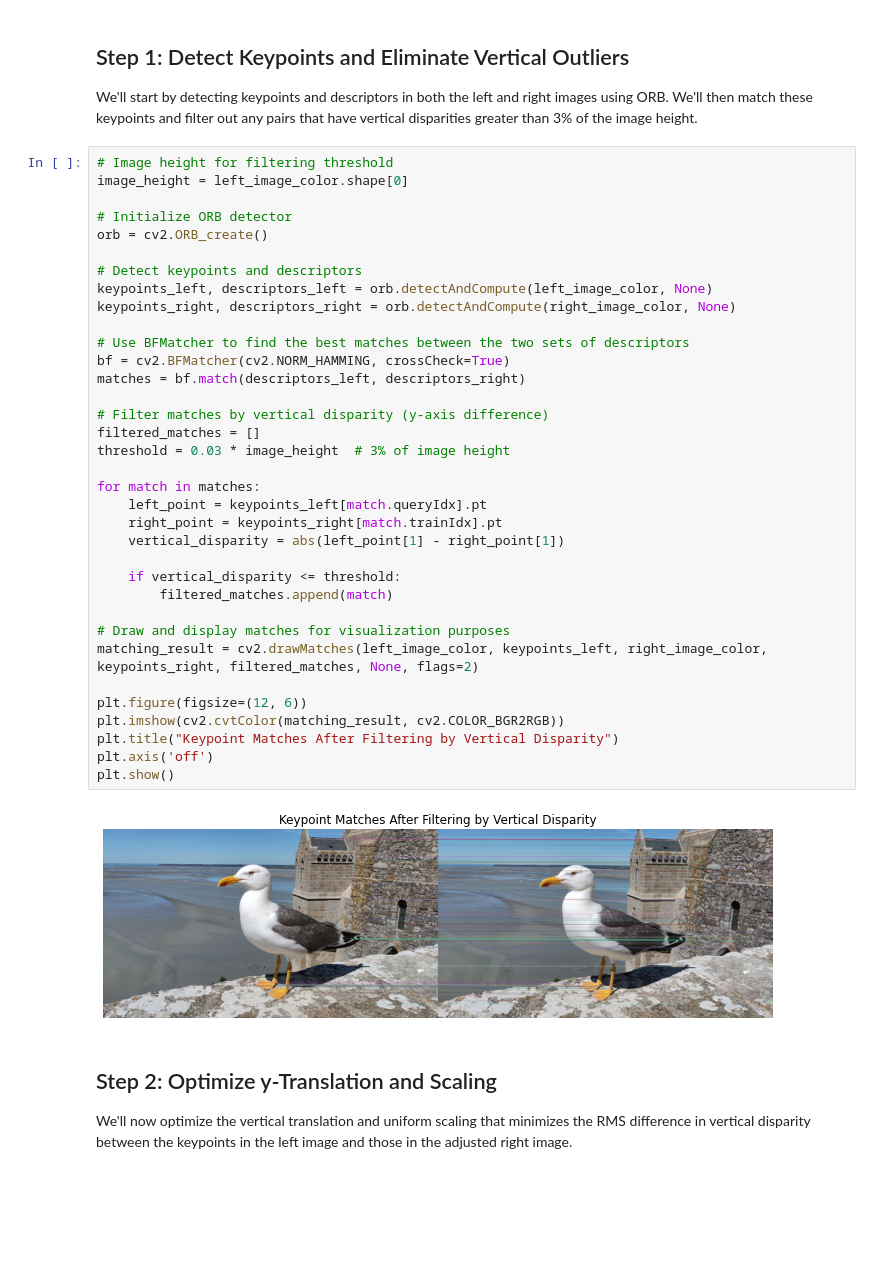
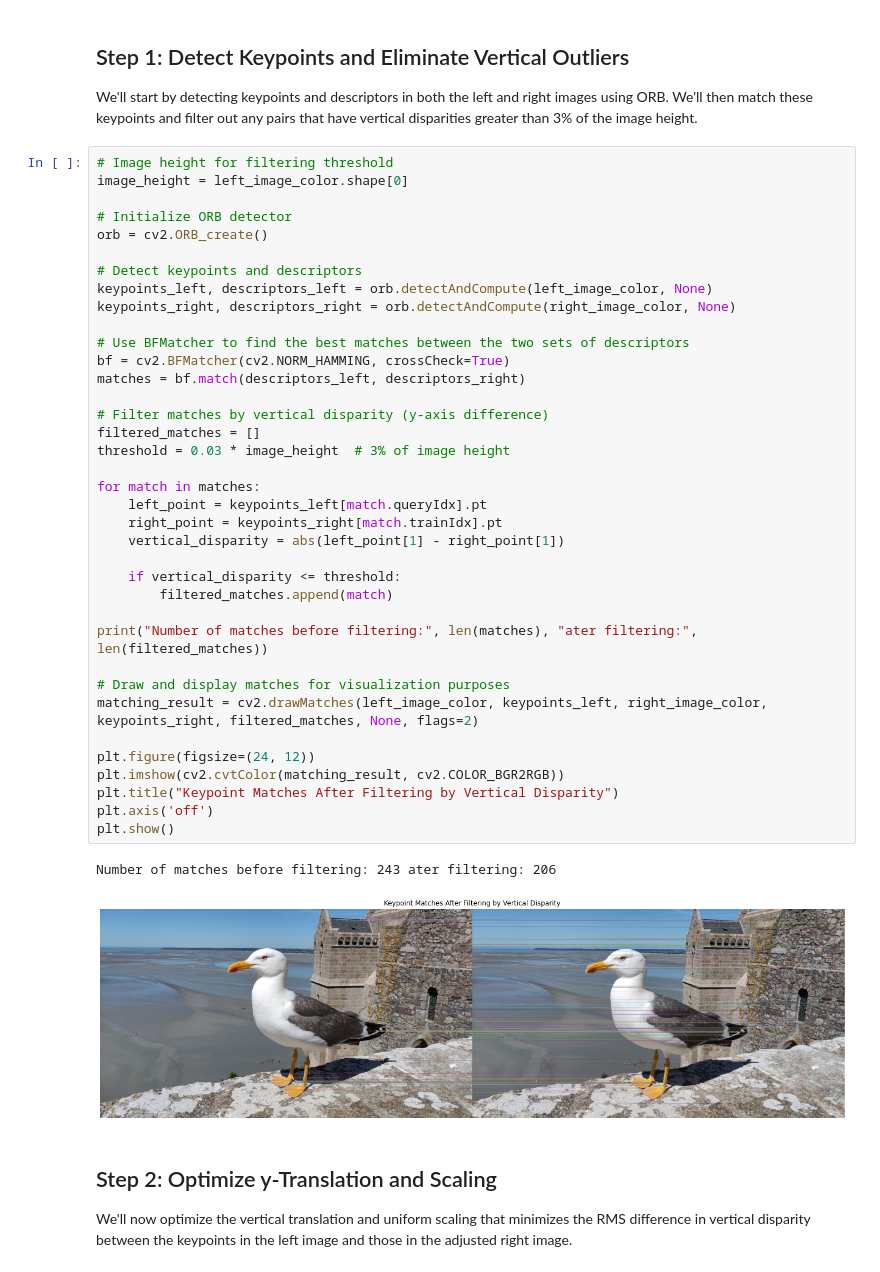
Before and after one commit to dfattal/dfattal.github.io, a Jupyter notebook: CV/correctDisp.ipynb, the cells around one changed output. Drawn from its saved outputs; the diff is of its cells as text; blank space fills up the shorter version.

Commit message:
print number of matches

```diff
--- a/CV/correctDisp.ipynb
+++ b/CV/correctDisp.ipynb
@@ -75,35 +75,38 @@ image_height = left_image_color.shape[0]
 orb = cv2.ORB_create()
 
 # Detect keypoints and descriptors
 keypoints_left, descriptors_left = orb.detectAndCompute(left_image_color, None)
 keypoints_right, descriptors_right = orb.detectAndCompute(right_image_color, None)
 
 # Use BFMatcher to find the best matches between the two sets of descriptors
 bf = cv2.BFMatcher(cv2.NORM_HAMMING, crossCheck=True)
 matches = bf.match(descriptors_left, descriptors_right)
 
 # Filter matches by vertical disparity (y-axis difference)
 filtered_matches = []
 threshold = 0.03 * image_height  # 3% of image height
 
 for match in matches:
     left_point = keypoints_left[match.queryIdx].pt
     right_point = keypoints_right[match.trainIdx].pt
     vertical_disparity = abs(left_point[1] - right_point[1])
 
     if vertical_disparity <= threshold:
         filtered_matches.append(match)
 
+print("Number of matches before filtering:", len(matches), "ater filtering:", len(filtered_matches))
+
 # Draw and display matches for visualization purposes
 matching_result = cv2.drawMatches(left_image_color, keypoints_left, right_image_color, keypoints_right, filtered_matches, None, flags=2)
 
-plt.figure(figsize=(12, 6))
+plt.figure(figsize=(24, 12))
 plt.imshow(cv2.cvtColor(matching_result, cv2.COLOR_BGR2RGB))
 plt.title("Keypoint Matches After Filtering by Vertical Disparity")
 plt.axis('off')
 plt.show()
 # %% [output]
+Number of matches before filtering: 243 ater filtering: 206
-[figure, old version]
+[figure, new version]
 # %% [markdown]
 ## Step 2: Optimize y-Translation and Scaling
 We'll now optimize the vertical translation and uniform scaling that minimizes the RMS difference in vertical disparity between the keypoints in the left image and those in the adjusted right image.
```
